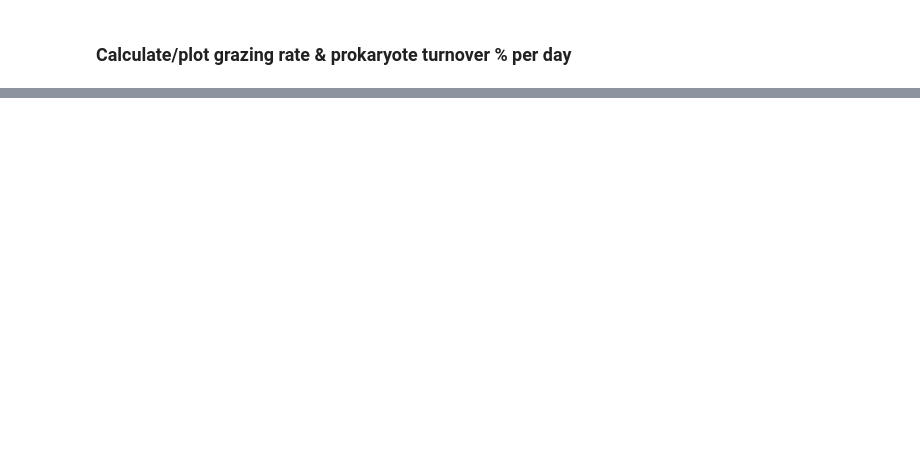
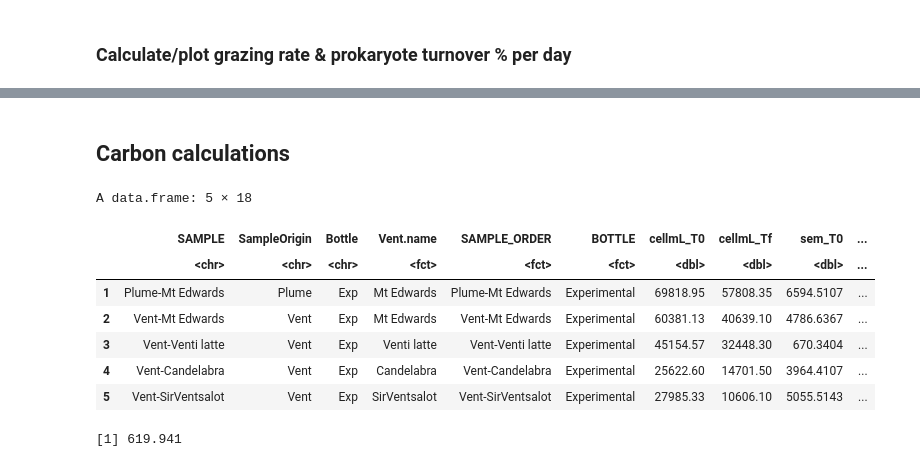
Before and after one commit to shu251/protist-gordaridge-2019-analysis, a Jupyter notebook: Grazing-analysis-R-SKH.ipynb, the cells around one changed output, grey strips where cells are left out. Saved outputs shown, nothing was run; the diff lists cells and outputs as text; code cells hidden in the pictures; blank space fills up the shorter version.

```diff
--- a/Grazing-analysis-R-SKH.ipynb
+++ b/Grazing-analysis-R-SKH.ipynb
@@ -533,0 +558,22 @@ ggplot(t0_insitu_counts, aes(x = SAMPLE, y = cellmL, fill = BOTTLE, shape = BOTT
+# %% [markdown]
+## Carbon calculations
+# %%
+head(graze_rate)
+# %% [output]
+A data.frame: 5 × 18
+|  | SAMPLE | SampleOrigin | Bottle | Vent.name | SAMPLE_ORDER | BOTTLE | cellmL_T0 | cellmL_Tf | sem_T0 | ... |
+|  | <chr> | <chr> | <chr> | <fct> | <fct> | <fct> | <dbl> | <dbl> | <dbl> | ... |
+| 1 | Plume-Mt Edwards | Plume | Exp | Mt Edwards | Plume-Mt Edwards | Experimental | 69818.95 | 57808.35 | 6594.5107 | ... |
+| 2 | Vent-Mt Edwards | Vent | Exp | Mt Edwards | Vent-Mt Edwards | Experimental | 60381.13 | 40639.10 | 4786.6367 | ... |
+| 3 | Vent-Venti latte | Vent | Exp | Venti latte | Vent-Venti latte | Experimental | 45154.57 | 32448.30 | 670.3404 | ... |
+| 4 | Vent-Candelabra | Vent | Exp | Candelabra | Vent-Candelabra | Experimental | 25622.60 | 14701.50 | 3964.4107 | ... |
+| 5 | Vent-SirVentsalot | Vent | Exp | SirVentsalot | Vent-SirVentsalot | Experimental | 27985.33 | 10606.10 | 5055.5143 | ... |
+# %%
+# 148 fg C/um3 (Gundersen et al. 2002)
+# Vol of a sphere
+# (4/3)pi*r^3
+## Assuming a bacteria sphere is 2um in length, therefore r=1
+bac_cell <- ((4/3) * pi * (1^3)) * 148 #units = fg C / cell
+bac_cell
+# %% [output]
+[1] 619.941
```
Also changed, not shown: parts of 27 cells of this notebook, 1 other file.
